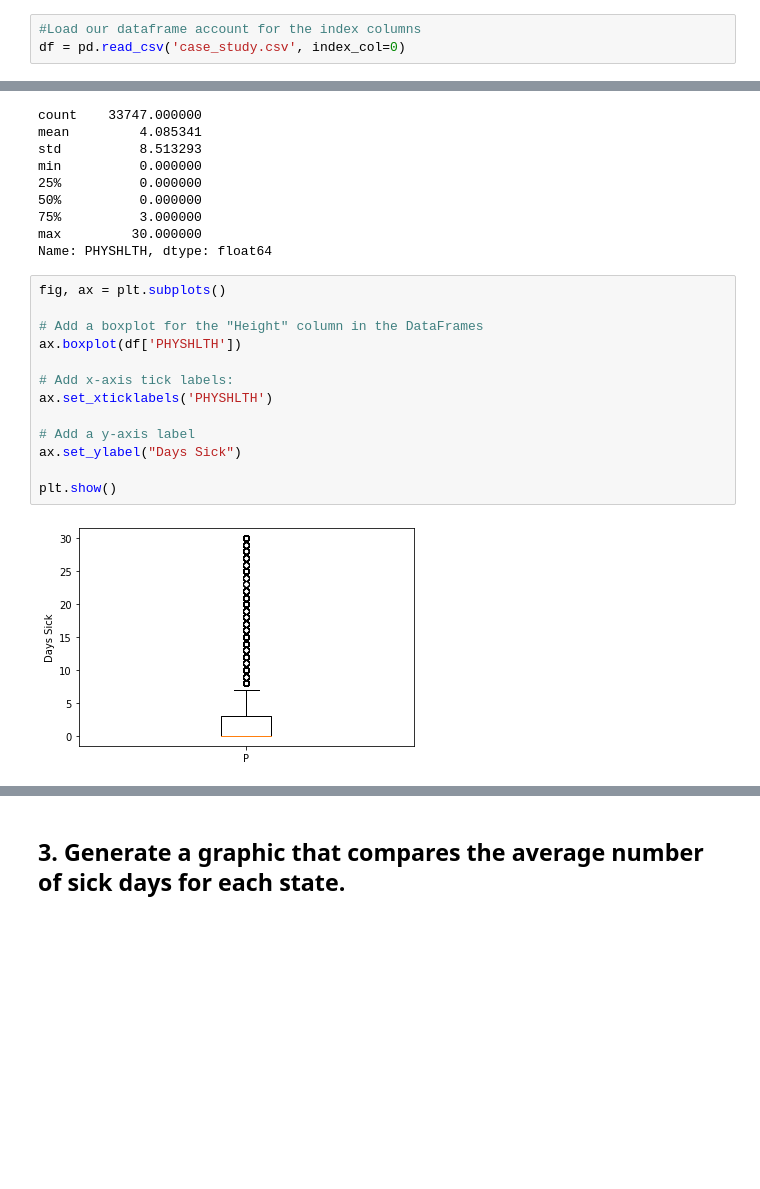
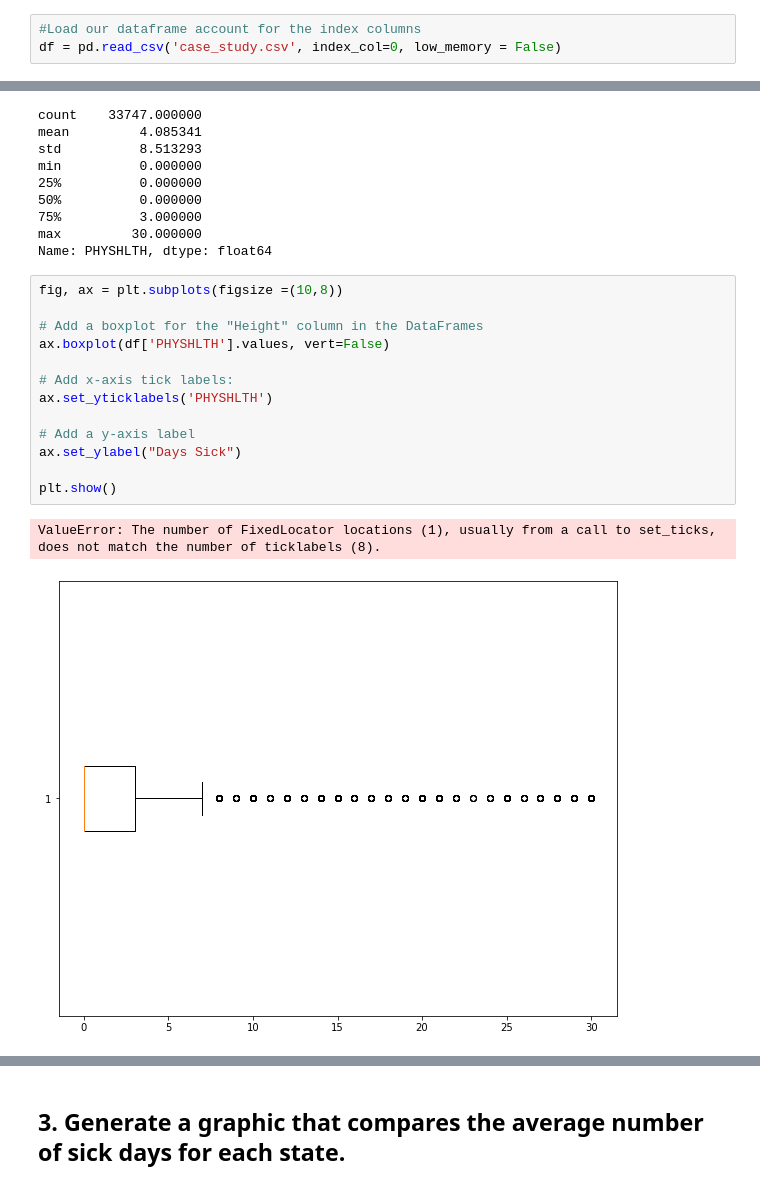
Before and after one commit to Astroraf/nyc-mhtn-ds-120720-lectures, a Jupyter notebook: Phase_1/STATS_case_study/Statistical_Tests_Applied_partial_answer_key.ipynb, the cells around one changed output, grey strips where cells are left out. Saved outputs shown, nothing was run; the diff lists cells and outputs as text; blank space fills up the shorter version.

Commit message:
started data clean, ran basic model for RMSE value

```diff
--- a/Phase_1/STATS_case_study/Statistical_Tests_Applied_partial_answer_key.ipynb
+++ b/Phase_1/STATS_case_study/Statistical_Tests_Applied_partial_answer_key.ipynb
@@ -7,7 +11,7 @@ import numpy as np
 # pd.read_csv('case_study.csv')
 # %%
 #Load our dataframe account for the index columns
-df = pd.read_csv('case_study.csv', index_col=0)
+df = pd.read_csv('case_study.csv', index_col=0, low_memory = False)
 # %%
 df
 # %% [output]
@@ -111,20 +115,21 @@ min          0.000000
 max         30.000000
 Name: PHYSHLTH, dtype: float64
 # %%
-fig, ax = plt.subplots()
+fig, ax = plt.subplots(figsize =(10,8))
 
 # Add a boxplot for the "Height" column in the DataFrames
-ax.boxplot(df['PHYSHLTH'])
+ax.boxplot(df['PHYSHLTH'].values, vert=False)
 
 # Add x-axis tick labels:
-ax.set_xticklabels('PHYSHLTH')
+ax.set_yticklabels('PHYSHLTH')
 
 # Add a y-axis label
 ax.set_ylabel("Days Sick")
 
 plt.show()
 # %% [output]
+ValueError: The number of FixedLocator locations (1), usually from a call to set_ticks, does not match the number of ticklabels (8).
-[figure, old version]
+[figure, new version]
 # %%
 # graphic showing the histogram of data
 fig, ax = plt.subplots()
```
Also changed, not shown: parts of 79 cells of this notebook, 10 other files.
